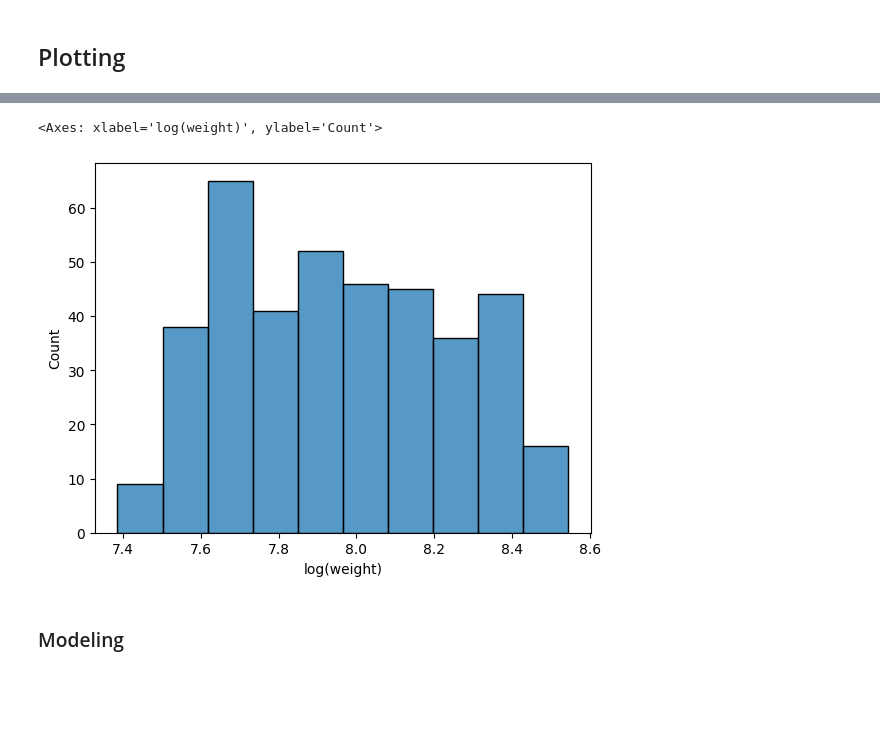
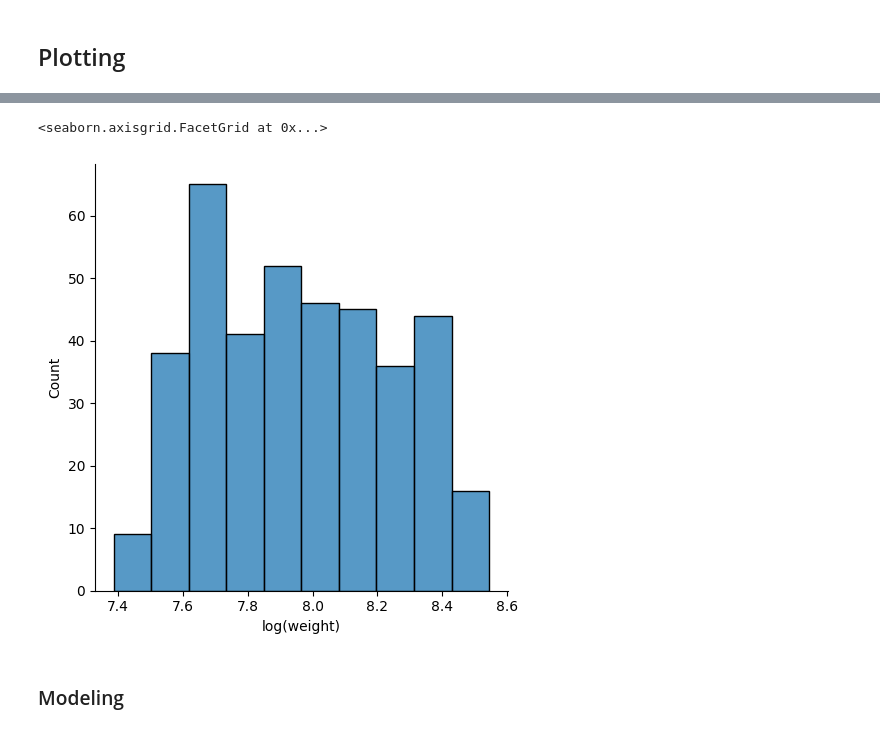
Before and after one commit to karusamuel/regression_diag, a Jupyter notebook: log_transformations.ipynb, the cells around one changed output, grey strips where cells are left out. Cells and saved outputs as stored; diff of their text form; code cells hidden in the pictures; blank space fills up the shorter version.

```diff
--- a/log_transformations.ipynb
+++ b/log_transformations.ipynb
@@ -148,8 +169,8 @@ sns.histplot(x=X_raw["weight"])
 # %%
-sns.histplot(x=X_weight_log["log(weight)"])
+sns.displot(x=X_weight_log["log(weight)"])
 # %% [output]
-<Axes: xlabel='log(weight)', ylabel='Count'>
+<seaborn.axisgrid.FacetGrid at 0x...>
-[figure, old version]
+[figure, new version]
 # %% [markdown]
 ### Modeling
 # %%
```
Also changed, not shown: parts of 7 cells of this notebook, 4 other files.
